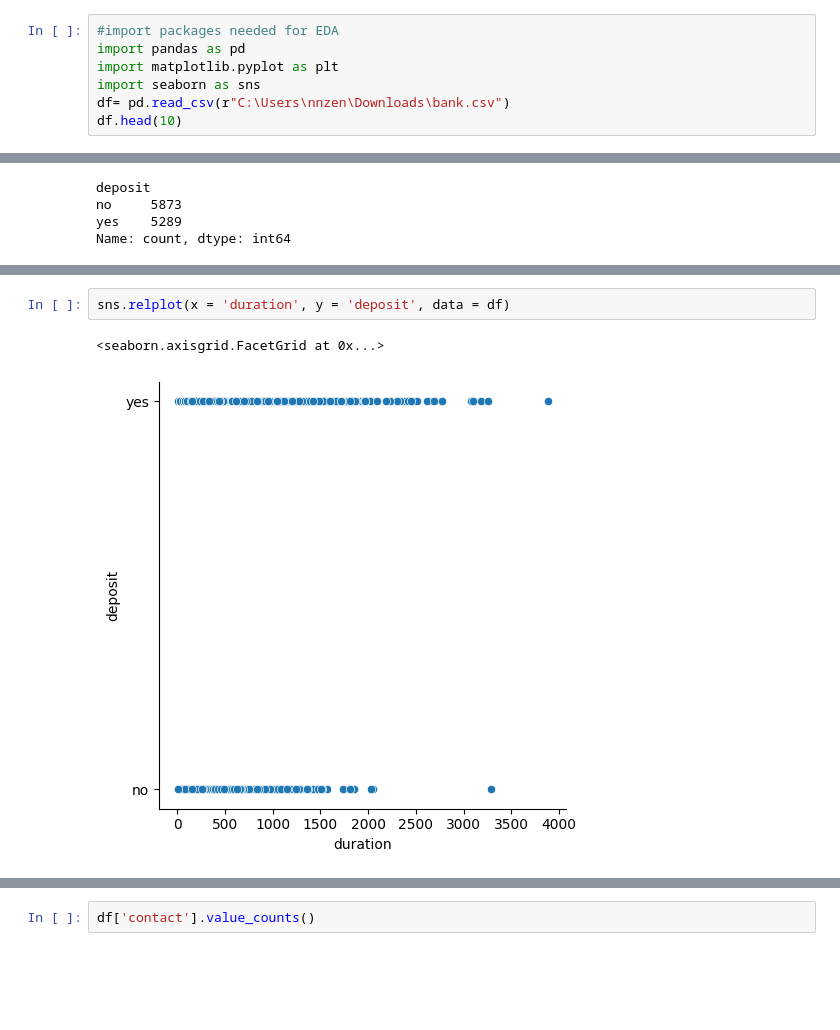
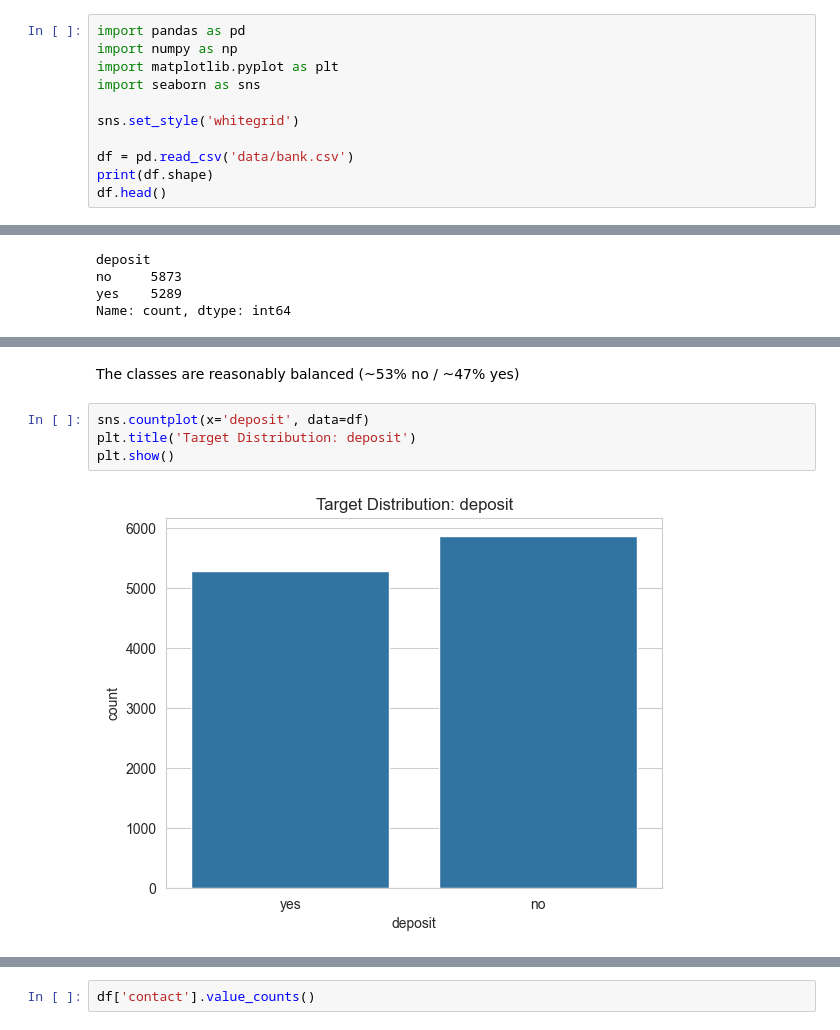
Before and after one commit to NonsoNze/Predicting-Bank-Customer-Decision-to-Obtain-Term-Deposit, a Jupyter notebook: Term_Deposit.ipynb, the cells around one changed output, grey strips where cells are left out. Drawn from its saved outputs; the diff is of its cells as text; blank space fills up the shorter version.

Commit message:
Add reworked term deposit notebook and README

```diff
--- a/Term_Deposit.ipynb
+++ b/Term_Deposit.ipynb
@@ -1,8 +3,12 @@
 # %%
-#import packages needed for EDA
 import pandas as pd
+import numpy as np
 import matplotlib.pyplot as plt
 import seaborn as sns
-df= pd.read_csv(r"C:\Users\nnzen\Downloads\bank.csv")
-df.head(10)
+
+sns.set_style('whitegrid')
+
+df = pd.read_csv('data/bank.csv')
+print(df.shape)
+df.head()
 # %% [output]
@@ -61,5 +103,8 @@ Name: count, dtype: int64
+# %% [markdown]
+The classes are reasonably balanced (~53% no / ~47% yes)
 # %%
-sns.relplot(x = 'duration', y = 'deposit', data = df)
+sns.countplot(x='deposit', data=df)
+plt.title('Target Distribution: deposit')
+plt.show()
 # %% [output]
-<seaborn.axisgrid.FacetGrid at 0x...>
-[figure, old version]
+[figure, new version]
```
Also changed, not shown: parts of 114 cells of this notebook, 2 other files.
